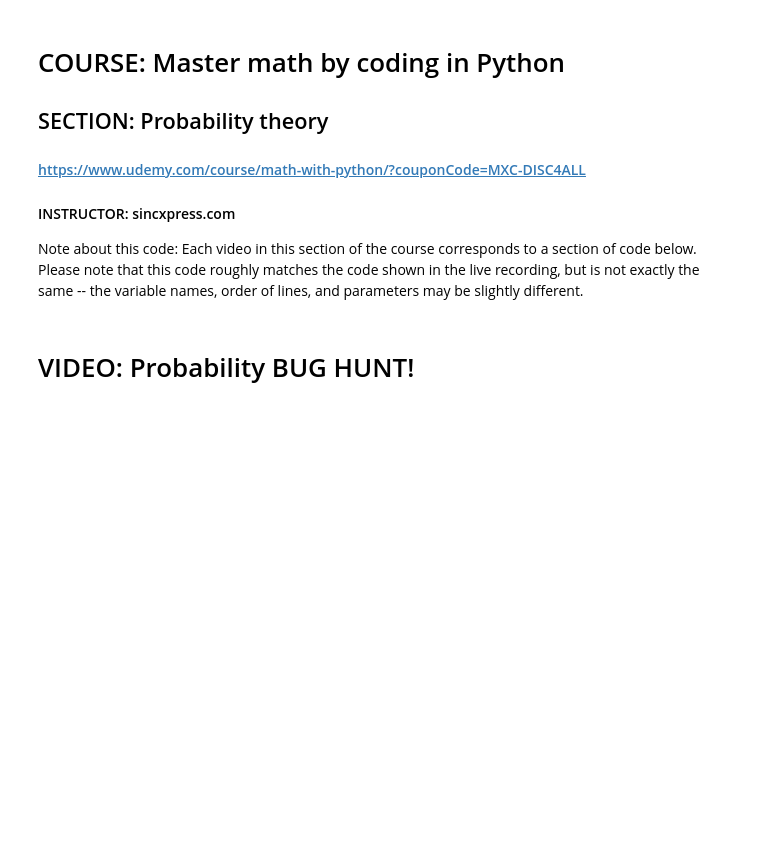
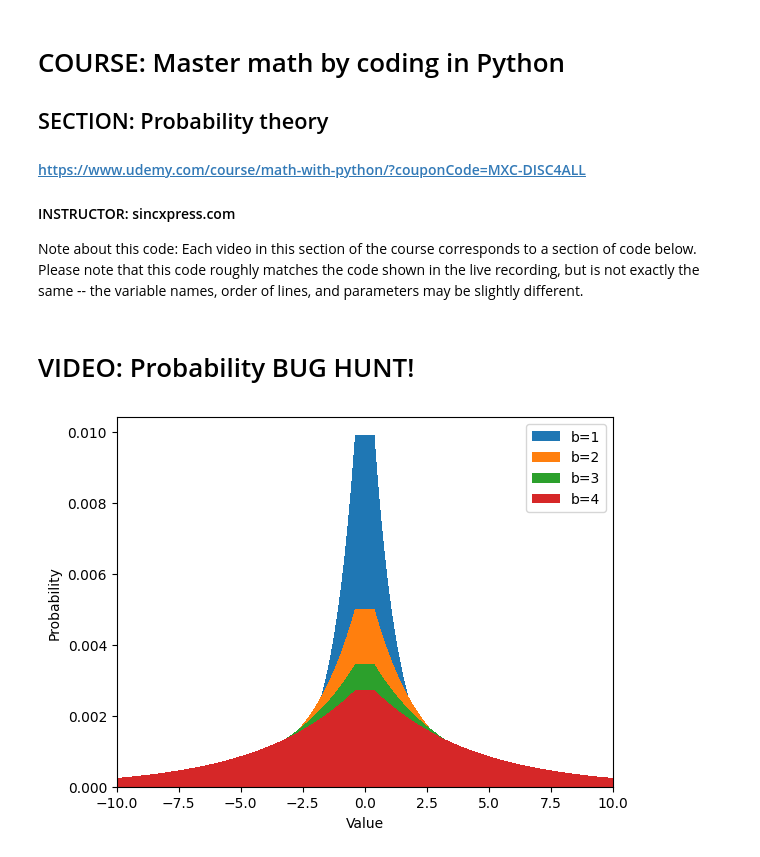
Before and after one commit to viktor-kertanov/master-math, a Jupyter notebook: ch13_probabilities_and_histograms/10_probability_bughunt.ipynb, the cells around one changed output. Cells and saved outputs as stored; diff of their text form; code cells hidden in the pictures; blank space fills up the shorter version.

```diff
--- a/ch13_probabilities_and_histograms/10_probability_bughunt.ipynb
+++ b/ch13_probabilities_and_histograms/10_probability_bughunt.ipynb
@@ -14,13 +14,21 @@ import seaborn as sns
 # VIDEO: Probability BUG HUNT!
 # %%
 # Show the Laplace probability distribution
-x = np.linspace(-5,5,10000)
-data = np.exp(-np.abs(x))
+x = np.linspace(-10,10,1000)
 
-plt.plot(x,data)
+bs = [1,2,3,4]
+mu=0
+for b in bs:
+    data = (1/2*b)*np.exp(-np.abs(x-mu)/b)
+    plt.bar(x, data/np.sum(data), label=f'b={b}')
+
+plt.xlim(-10, 10)
 plt.xlabel('Value')
 plt.ylabel('Probability')
+plt.legend()
 plt.show()
+# %% [output]
+[figure, added]
 # %%
 # shifted/stretched normal distribution
 
```
Also changed, not shown: 31 other files.
